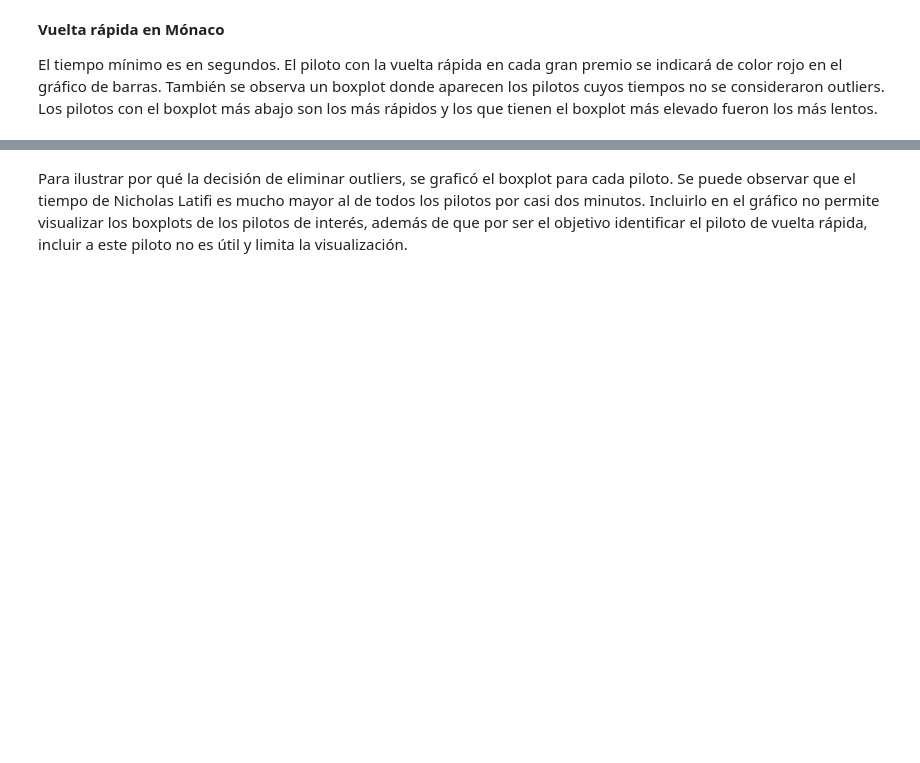
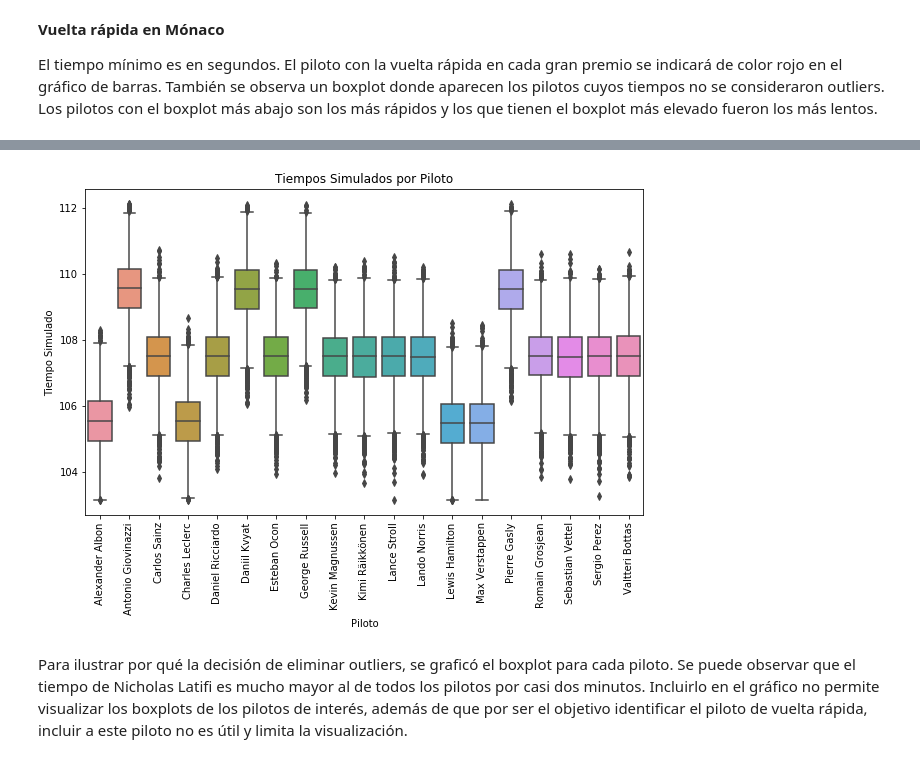
Before and after one commit to carolanb/Proyecto_modulo1, a Jupyter notebook: ProyectoModulo1_LopezA_NavarroC.ipynb, the cells around one changed output, grey strips where cells are left out. Drawn from its saved outputs; the diff is of its cells as text; code cells hidden in the pictures; blank space fills up the shorter version.

```diff
--- a/ProyectoModulo1_LopezA_NavarroC.ipynb
+++ b/ProyectoModulo1_LopezA_NavarroC.ipynb
@@ -711,3 +711,6 @@ El piloto más probable a hacer la vuelta rápida en Monaco es: Max Verstappen,
+# %%
+sim_dt_monaco = vuelta_rapida_mon(10000,flag=2)
+sim_dt_monaco2 = vuelta_rapida_mon(10000,1)
 # %%
 # Ajuste de la distribución a los datos
 tiempos_monaco, ll, ul = remove_outliers2(Monaco_GP,'LapTime')
@@ -1691,6 +1905,7 @@ visual_resultados_vr(monaco21_vr,'Pilotos más probables a hacer la vuelta rápi
 # %%
-sim_dt_monaco = vuelta_rapida_mon(10000,1)
-boxplt(sim_dt_monaco,'Tiempos Simulados por Piloto') #sin outliers de la simulación
+boxplt(sim_dt_monaco2,'Tiempos Simulados por Piloto') #sin outliers de la simulación
+# %% [output]
+[figure, added]
 # %% [markdown]
 Para ilustrar por qué la decisión de eliminar outliers, se graficó el boxplot para cada piloto. Se puede observar que el tiempo de Nicholas Latifi es mucho mayor al de todos los pilotos por casi dos minutos. Incluirlo en el gráfico no permite visualizar los boxplots de los pilotos de interés, además de que por ser el objetivo identificar el piloto de vuelta rápida, incluir a este piloto no es útil y limita la visualización.
 # %%
```
Also changed, not shown: parts of 98 cells of this notebook.
